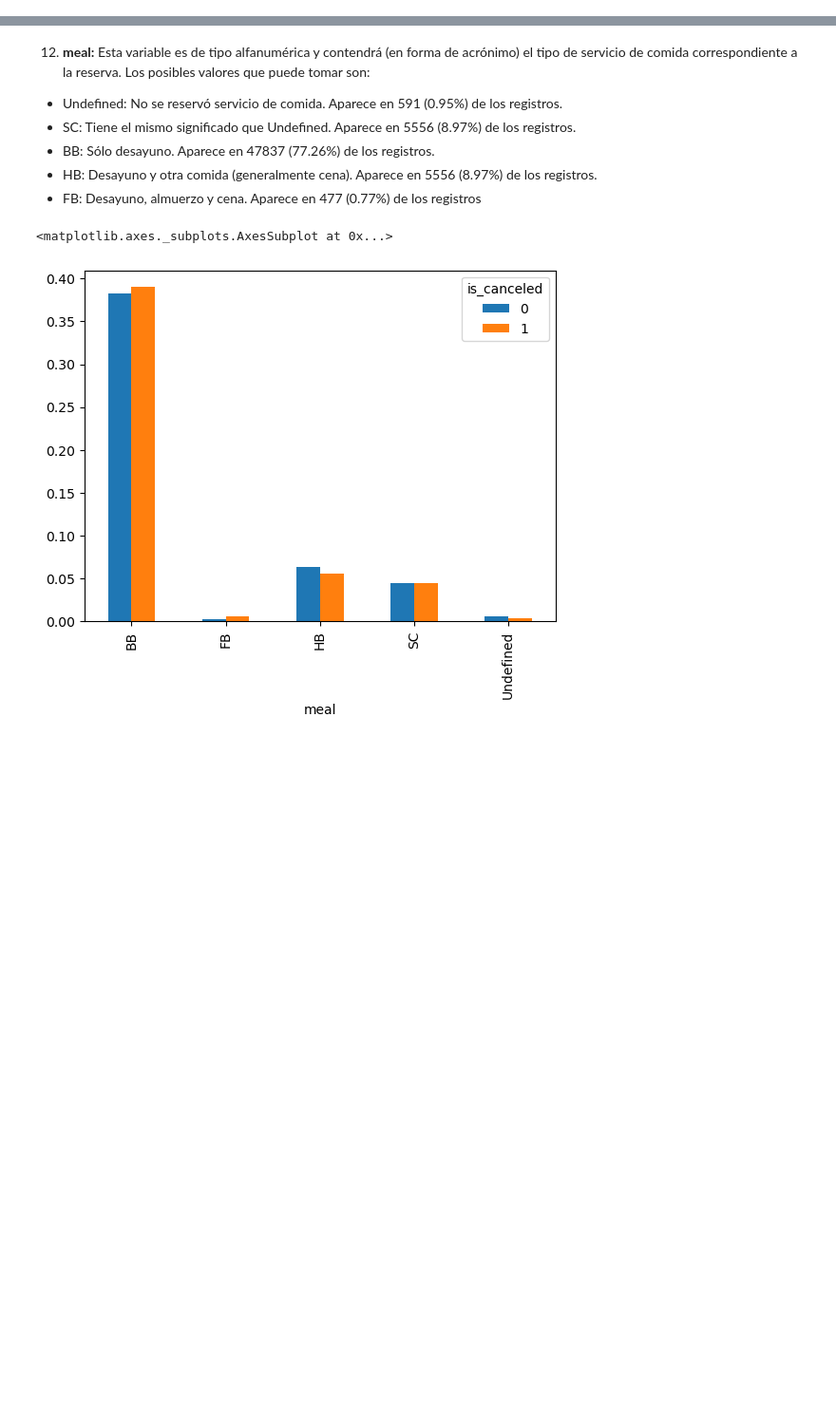
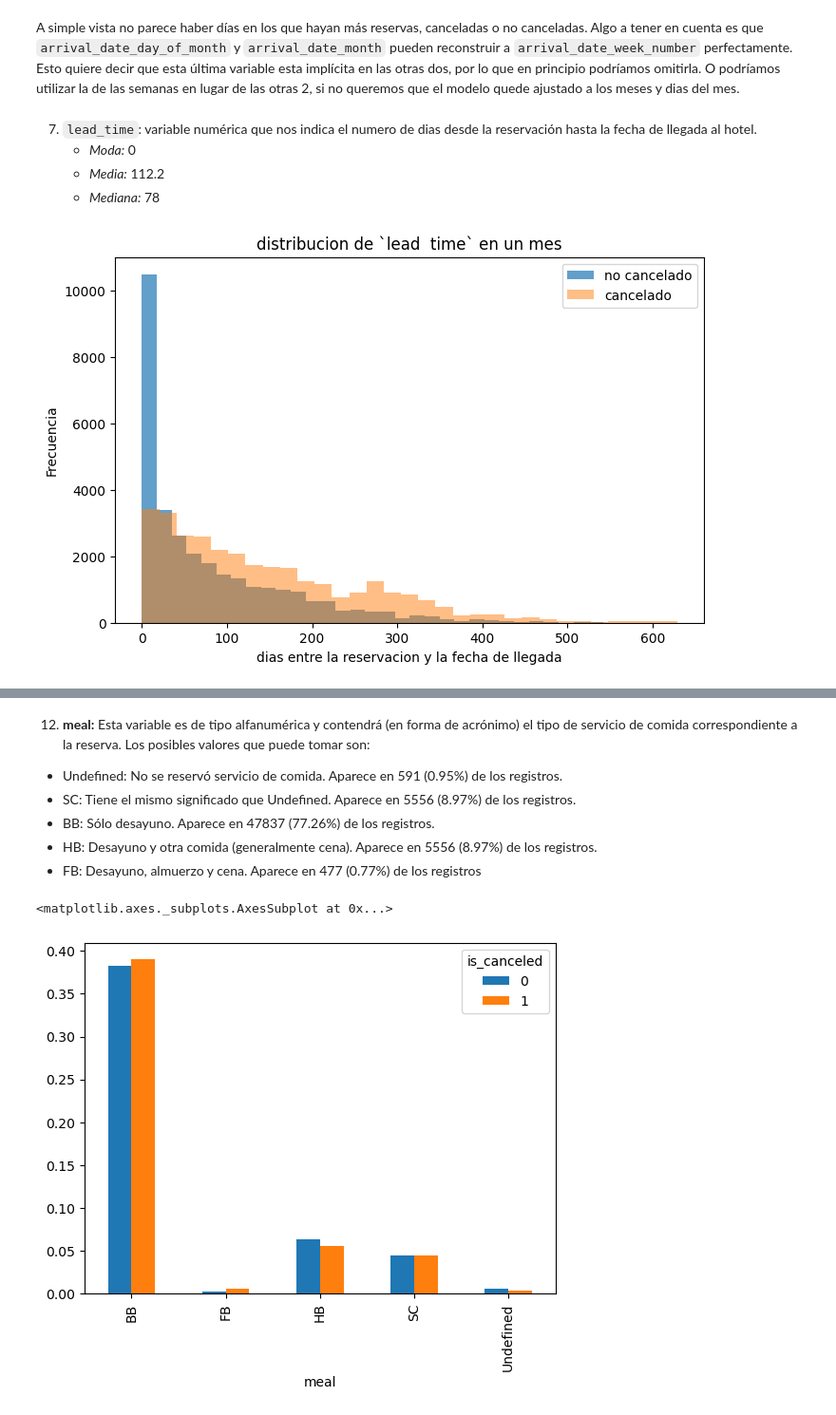
Before and after one commit to LuchoLorenzo1/7506R-1C2023-GRUPO19, a Jupyter notebook: 7506R_TP1_GRUPO19_CH1_ENTREGA.ipynb, the cells around one changed output, grey strips where cells are left out. Shown: that part at 95% size. Drawn from its saved outputs; the diff is of its cells as text; code cells hidden in the pictures; blank space fills up the shorter version.

Commit message:
mergeado el notebook de variables 0:11 al principal

```diff
--- a/7506R_TP1_GRUPO19_CH1_ENTREGA.ipynb
+++ b/7506R_TP1_GRUPO19_CH1_ENTREGA.ipynb
@@ -77,0 +123,18 @@ Name: booking_changes, dtype: float64
+# %% [markdown]
+A simple vista no parece haber días en los que hayan más reservas, canceladas o no canceladas. Algo a tener en cuenta es que `arrival_date_day_of_month` y `arrival_date_month` pueden reconstruir a `arrival_date_week_number` perfectamente. Esto quiere decir que esta última variable esta implícita en las otras dos, por lo que en principio podríamos omitirla. O podríamos utilizar la de las semanas en lugar de las otras 2, si no queremos que el modelo quede ajustado a los meses y dias del mes.
+# %% [markdown]
+7. `lead_time`: variable numérica que nos indica el numero de dias desde la reservación hasta la fecha de llegada al hotel.
+    - *Moda:* 0
+    - *Media:* 112.2
+    - *Mediana:* 78
+# %%
+fig, ax = plt.subplots(nrows=1, ncols=1, figsize=(8, 5))
+df.loc[df.is_canceled == 0, 'lead_time'].plot(kind='hist', bins=31, alpha=0.7, ax=ax, label='no cancelado')
+df.loc[df.is_canceled == 1, 'lead_time'].plot(kind='hist', bins=31, alpha=0.5, ax=ax, label='cancelado')
+ax.legend()
+ax.set_xlabel("dias entre la reservacion y la fecha de llegada")
+ax.set_ylabel("Frecuencia")
+ax.set_title("distribucion de `lead  time` en un mes")
+plt.show()
+# %% [output]
+[figure, added]
```
Also changed, not shown: parts of 41 cells of this notebook.
